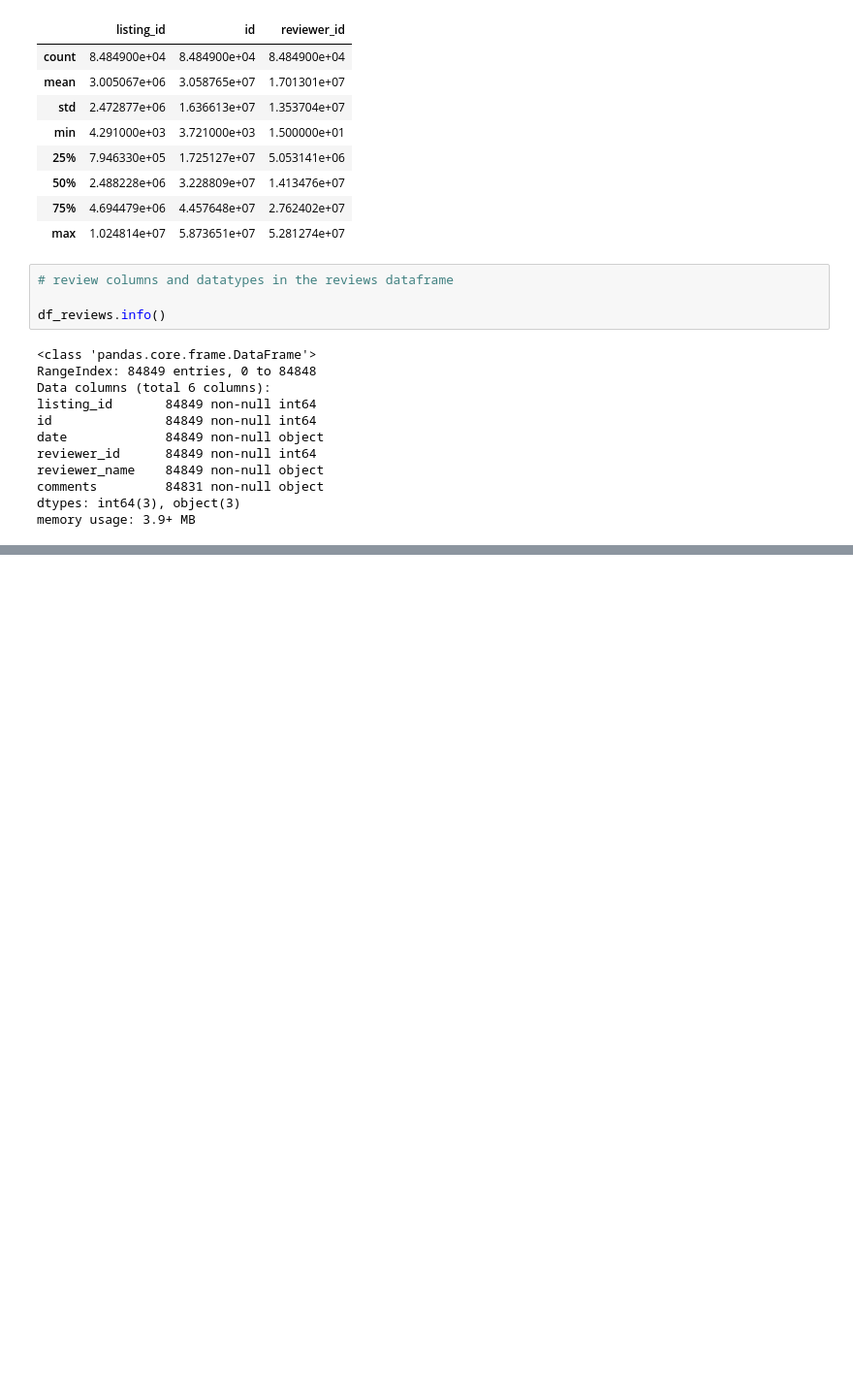
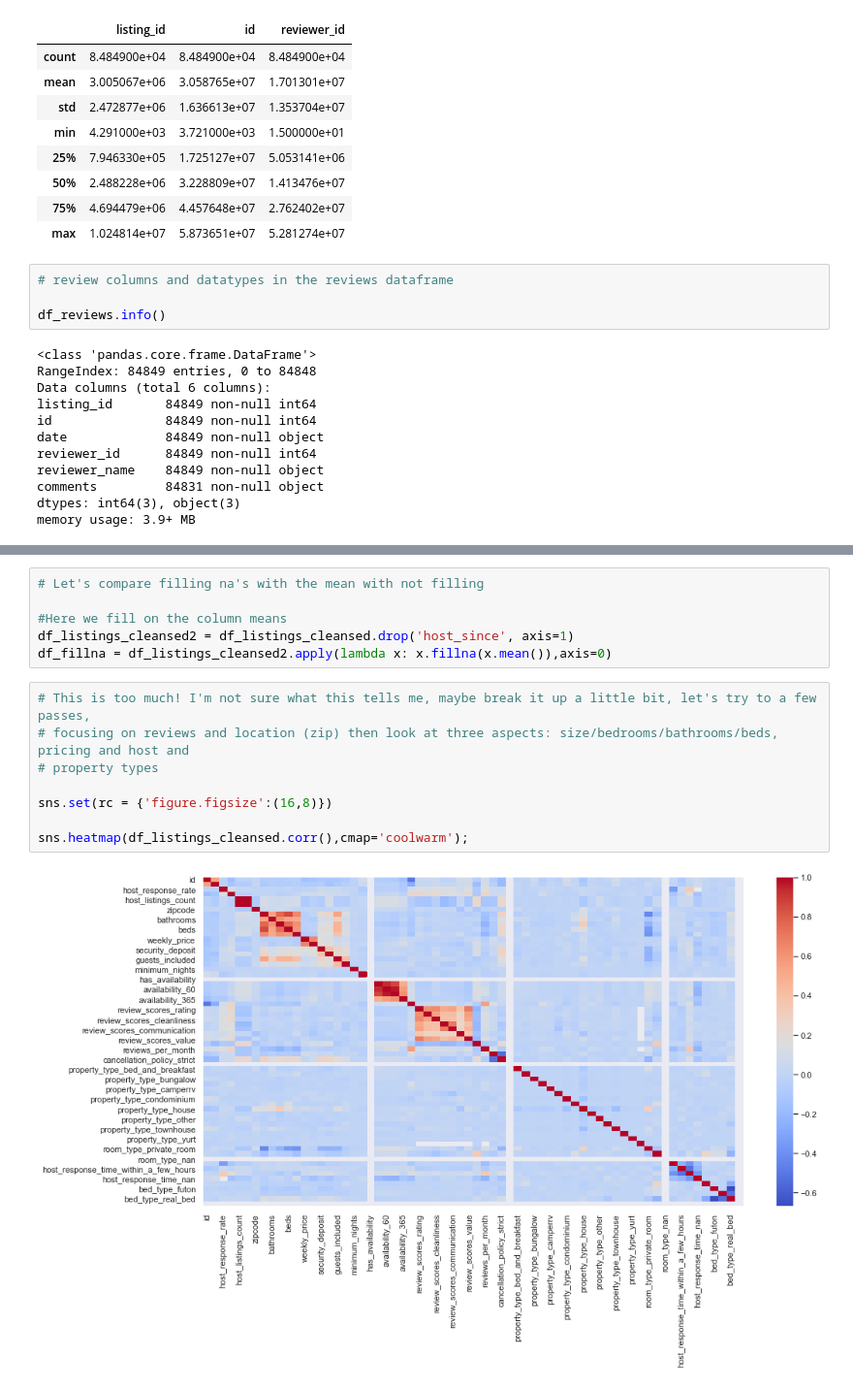
Before and after one commit to cherrde/data-scientist-project-1, a Jupyter notebook: data-scientist-project-1.ipynb, the cells around one changed output, grey strips where cells are left out. Shown at 97% size. Drawn from its saved outputs; the diff is of its cells as text; blank space fills up the shorter version.

```diff
--- a/data-scientist-project-1.ipynb
+++ b/data-scientist-project-1.ipynb
@@ -143,0 +415,16 @@ memory usage: 3.9+ MB
+# %%
+# Let's compare filling na's with the mean with not filling
+
+#Here we fill on the column means
+df_listings_cleansed2 = df_listings_cleansed.drop('host_since', axis=1)
+df_fillna = df_listings_cleansed2.apply(lambda x: x.fillna(x.mean()),axis=0)
+# %%
+# This is too much! I'm not sure what this tells me, maybe break it up a little bit, let's try to a few passes,
+# focusing on reviews and location (zip) then look at three aspects: size/bedrooms/bathrooms/beds, pricing and host and
+# property types
+
+sns.set(rc = {'figure.figsize':(16,8)})
+
+sns.heatmap(df_listings_cleansed.corr(),cmap='coolwarm');
+# %% [output]
+[figure, added]
```
Also changed, not shown: parts of 44 cells of this notebook.
